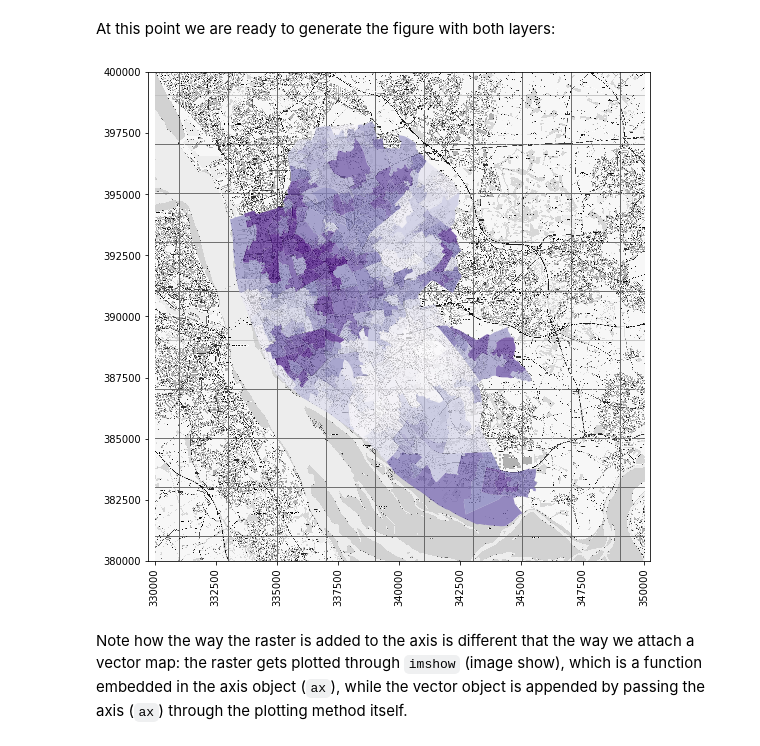
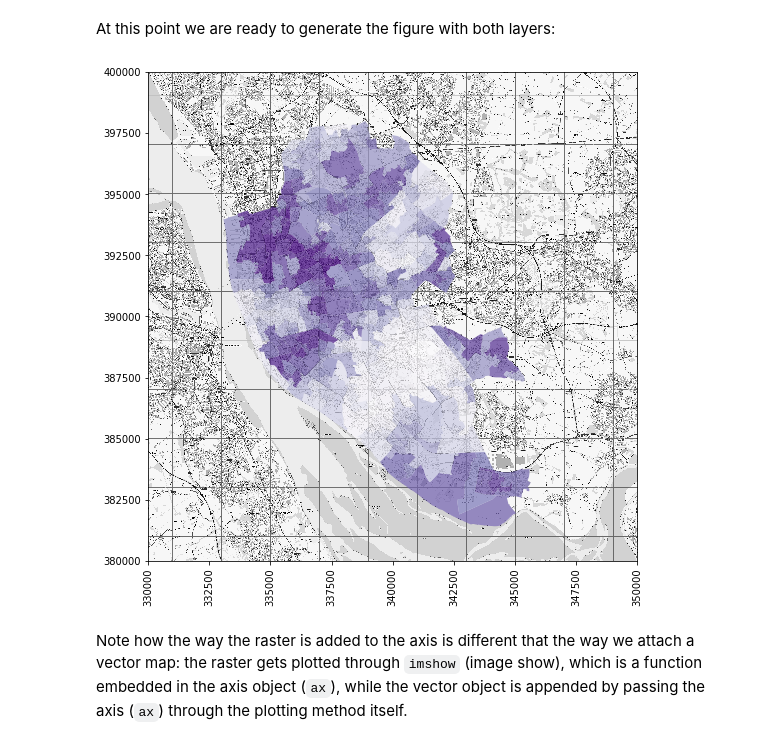
Before and after one commit to darribas/gds18, a Jupyter notebook: content/labs/lab_04.ipynb, the cells around one changed output. Drawn from its saved outputs; the diff is of its cells as text; code cells hidden in the pictures.

```diff
--- a/content/labs/lab_04.ipynb
+++ b/content/labs/lab_04.ipynb
@@ -397,22 +397,22 @@ At this point we are ready to generate the figure with both layers:
 # %%
 # NOTE: this may take a little bit to run depending on your machine
 
 # Set up the figure
 f, ax = plt.subplots(1, figsize=(9, 9))
 # Add raster layer
 ax.imshow(src.read(1), cmap='gray', extent=(left, right, bottom, top))
 # Create the choropleth
 imd.plot(column='imd_score', cmap='Purples',
          linewidth=0.1, alpha=0.75, ax=ax)
 # Style the labels for the ticks
 locs, labels = plt.xticks()
 plt.setp(labels, rotation=90)
 # Keep axes proportionate
-plt.axis('equal')
+#plt.axis('equal')
 # Display
 plt.show()
 # %% [output]
-[figure, old version]
+[figure, new version]
 # %% [markdown]
 Note how the way the raster is added to the axis is different that the way we attach a vector map: the raster gets plotted through `imshow` (image show), which is a function embedded in the axis object (`ax`), while the vector object is appended by passing the axis (`ax`) through the plotting method itself.
 # %% [markdown]
```
Also changed, not shown: parts of 1 cell of this notebook.
